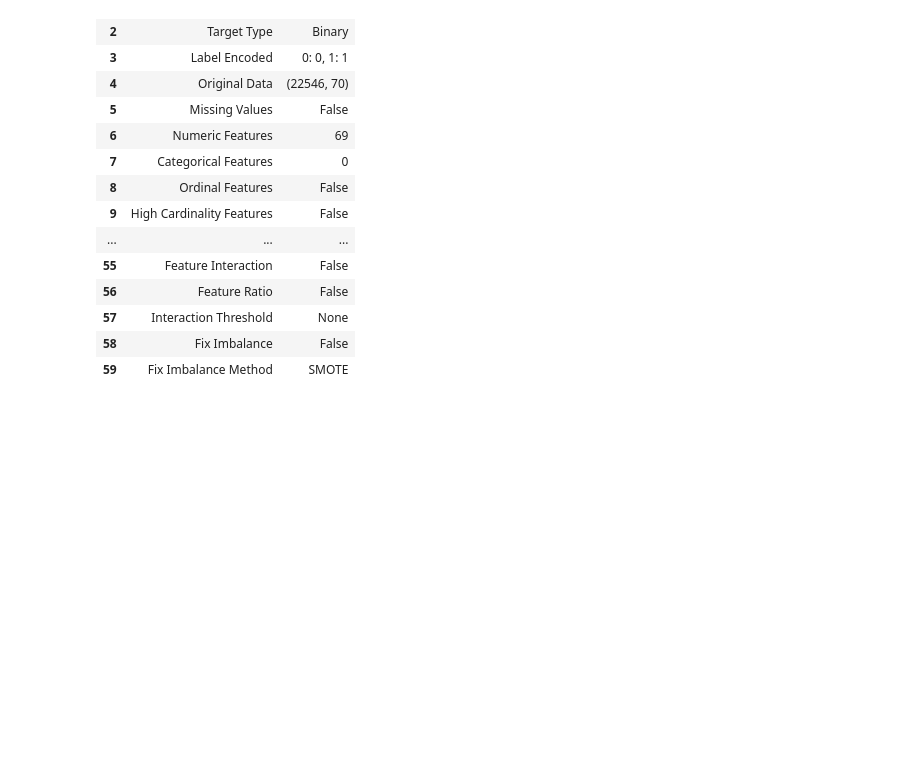
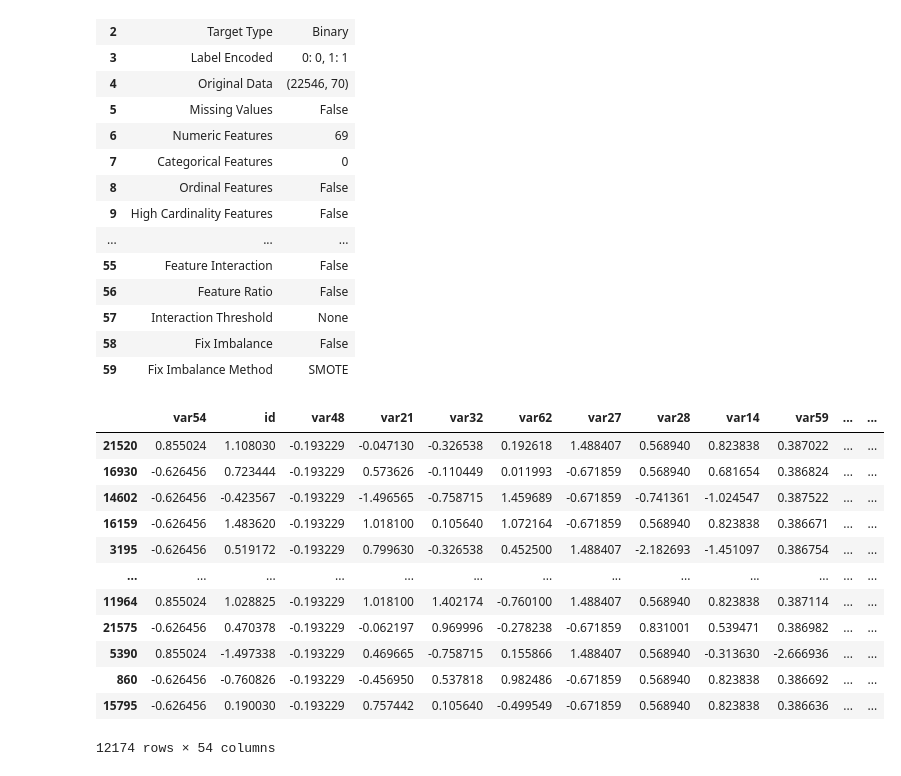
Before and after one commit to MaksonViini/PS-Data-Challenge-2021, a Jupyter notebook: ps_model.ipynb, the cells around one changed output. Cells and saved outputs as stored; diff of their text form; code cells hidden in the pictures; blank space fills up the shorter version.

```diff
--- a/ps_model.ipynb
+++ b/ps_model.ipynb
@@ -91,4 +98,22 @@ setup = setup(data=data_resampled, target='y', train_size=0.7,
 | 57 | Interaction Threshold | None |
 | 58 | Fix Imbalance | False |
 | 59 | Fix Imbalance Method | SMOTE |
+# %%
+X_train = get_config('X_train')
+# %%
+X_train
+# %% [output]
+|  | var54 | id | var48 | var21 | var32 | var62 | var27 | var28 | var14 | var59 | ... | ... |
+| 21520 | 0.855024 | 1.108030 | -0.193229 | -0.047130 | -0.326538 | 0.192618 | 1.488407 | 0.568940 | 0.823838 | 0.387022 | ... | ... |
+| 16930 | -0.626456 | 0.723444 | -0.193229 | 0.573626 | -0.110449 | 0.011993 | -0.671859 | 0.568940 | 0.681654 | 0.386824 | ... | ... |
+| 14602 | -0.626456 | -0.423567 | -0.193229 | -1.496565 | -0.758715 | 1.459689 | -0.671859 | -0.741361 | -1.024547 | 0.387522 | ... | ... |
+| 16159 | -0.626456 | 1.483620 | -0.193229 | 1.018100 | 0.105640 | 1.072164 | -0.671859 | 0.568940 | 0.823838 | 0.386671 | ... | ... |
+| 3195 | -0.626456 | 0.519172 | -0.193229 | 0.799630 | -0.326538 | 0.452500 | 1.488407 | -2.182693 | -1.451097 | 0.386754 | ... | ... |
+| ... | ... | ... | ... | ... | ... | ... | ... | ... | ... | ... | ... | ... |
+| 11964 | 0.855024 | 1.028825 | -0.193229 | 1.018100 | 1.402174 | -0.760100 | 1.488407 | 0.568940 | 0.823838 | 0.387114 | ... | ... |
+| 21575 | -0.626456 | 0.470378 | -0.193229 | -0.062197 | 0.969996 | -0.278238 | -0.671859 | 0.831001 | 0.539471 | 0.386982 | ... | ... |
+| 5390 | 0.855024 | -1.497338 | -0.193229 | 0.469665 | -0.758715 | 0.155866 | 1.488407 | 0.568940 | -0.313630 | -2.666936 | ... | ... |
+| 860 | -0.626456 | -0.760826 | -0.193229 | -0.456950 | 0.537818 | 0.982486 | -0.671859 | 0.568940 | 0.823838 | 0.386692 | ... | ... |
+| 15795 | -0.626456 | 0.190030 | -0.193229 | 0.757442 | 0.105640 | -0.499549 | -0.671859 | 0.568940 | 0.823838 | 0.386636 | ... | ... |
+12174 rows × 54 columns
 # %%
```
Also changed, not shown: parts of 16 cells of this notebook, 3 other files.
